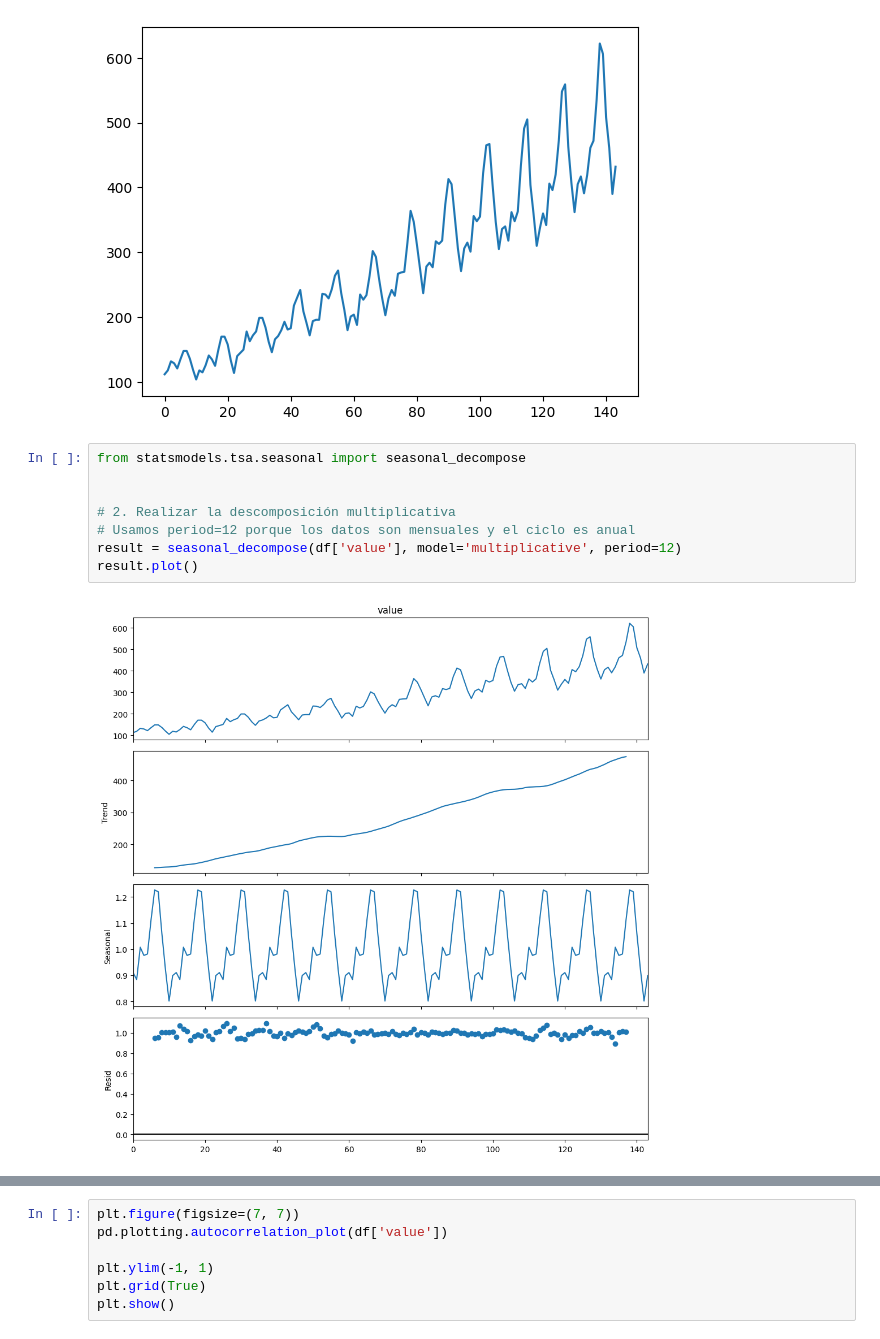
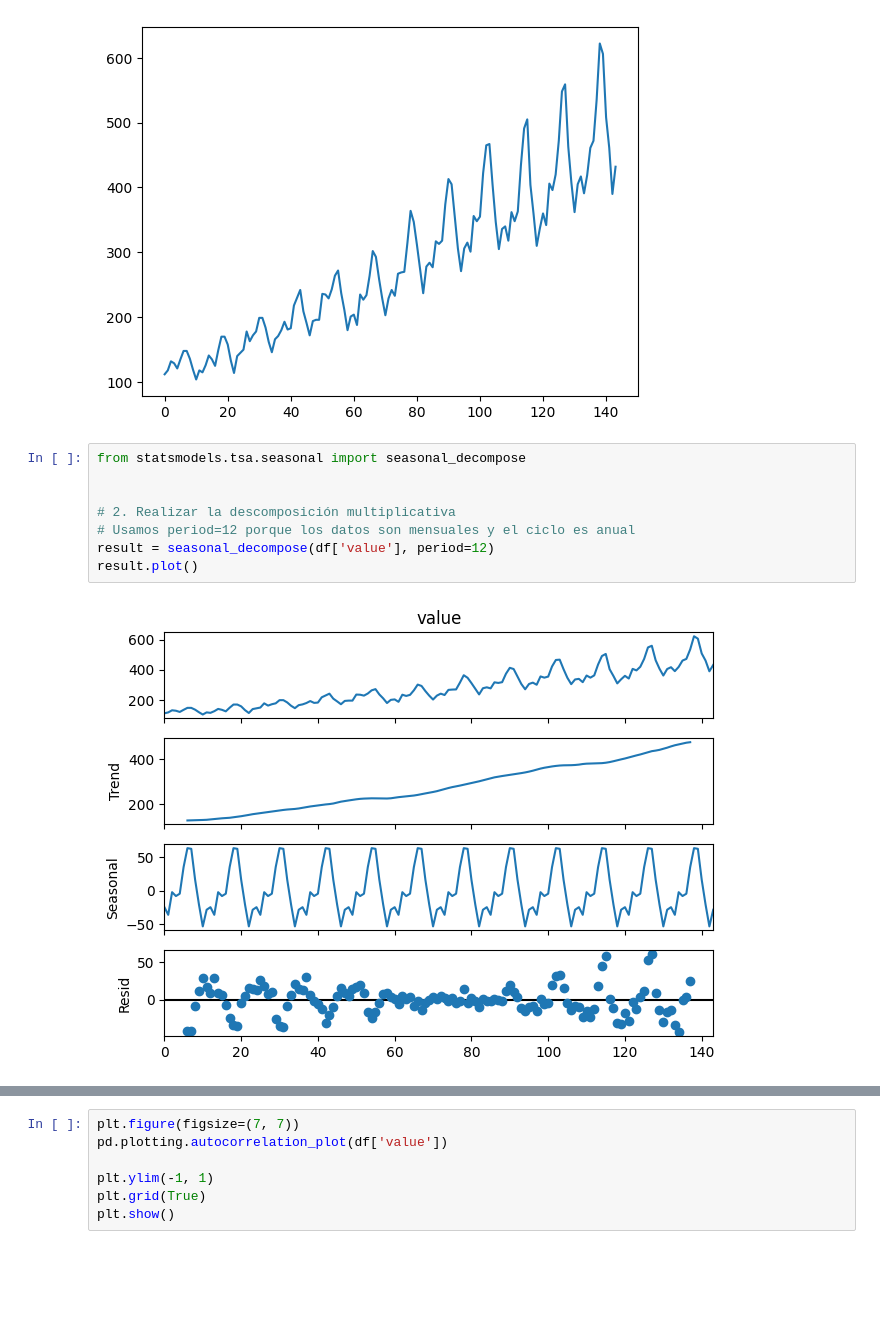
Before and after one commit to danilaviaart-lgtm/ds_curso, a Jupyter notebook: 3-Machine Learning/4-Series temporales/ejercicios/Air Passengers Prediction.ipynb, the cells around one changed output, grey strips where cells are left out. Cells and saved outputs as stored; diff of their text form; blank space fills up the shorter version.

```diff
--- a/3-Machine Learning/4-Series temporales/ejercicios/Air Passengers Prediction.ipynb
+++ b/3-Machine Learning/4-Series temporales/ejercicios/Air Passengers Prediction.ipynb
@@ -57,10 +57,10 @@ plt.plot(df["value"])
 # %%
 from statsmodels.tsa.seasonal import seasonal_decompose
 
 
 # 2. Realizar la descomposición multiplicativa
 # Usamos period=12 porque los datos son mensuales y el ciclo es anual
-result = seasonal_decompose(df['value'], model='multiplicative', period=12)
+result = seasonal_decompose(df['value'], period=12)
 result.plot()
 # %% [output]
-[figure, old version]
+[figure, new version]
```
Also changed, not shown: parts of 13 cells of this notebook.
